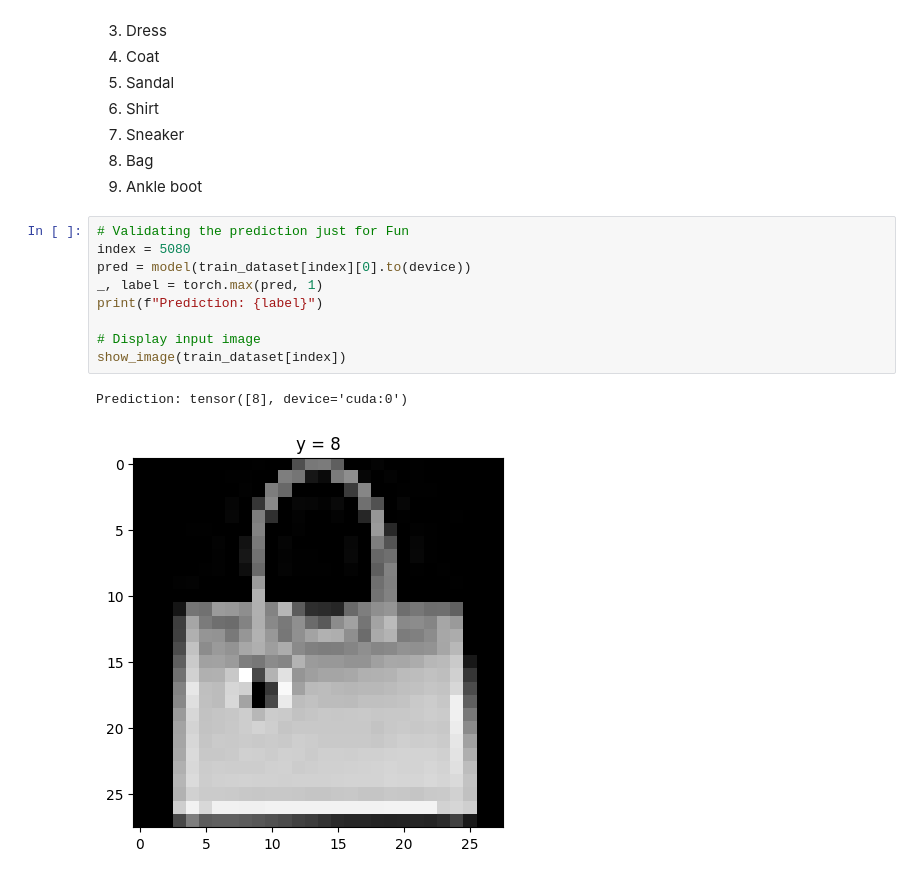
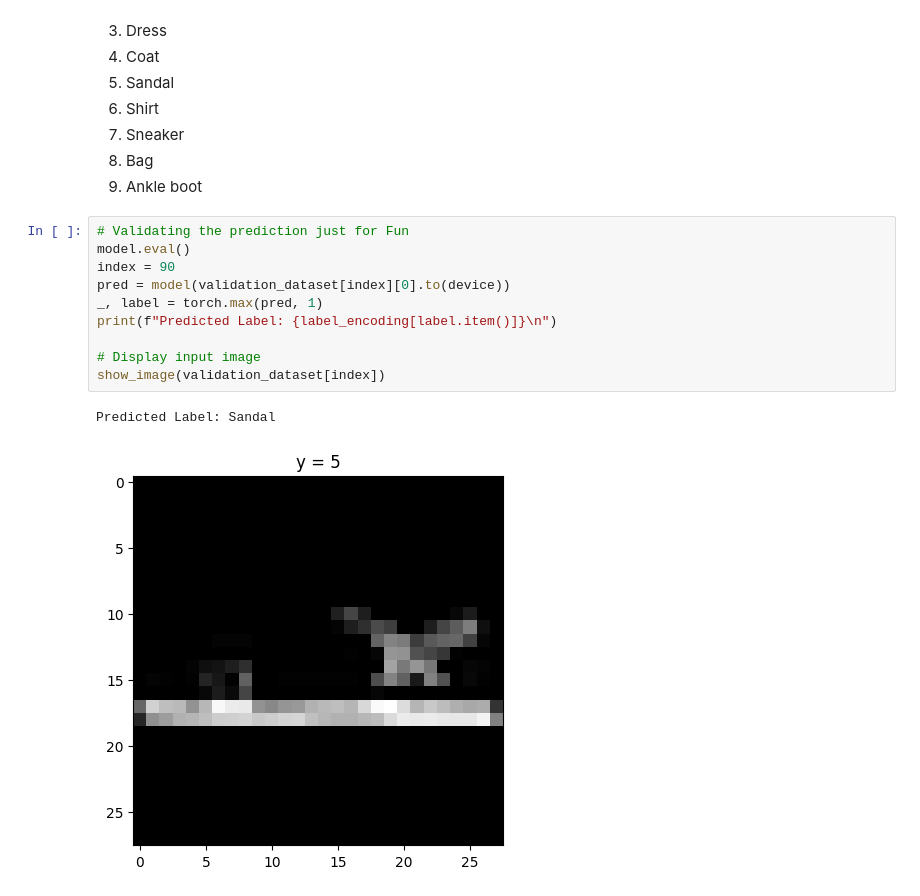
Before and after one commit to Haseebwaheedkhan/MNIST-classifier-using-CNN, a Jupyter notebook: MNIST-data-classifier.ipynb, the cells around one changed output. Drawn from its saved outputs; the diff is of its cells as text.

Commit message:
Added label encoding for prediction Signoffby HaseebWaheedKhan

```diff
--- a/MNIST-data-classifier.ipynb
+++ b/MNIST-data-classifier.ipynb
@@ -282,13 +257,14 @@ fig.tight_layout()
 9. Ankle boot
 # %%
 # Validating the prediction just for Fun
-index = 5080
-pred = model(train_dataset[index][0].to(device))
+model.eval()
+index = 90
+pred = model(validation_dataset[index][0].to(device))
 _, label = torch.max(pred, 1)
-print(f"Prediction: {label}")
+print(f"Predicted Label: {label_encoding[label.item()]}\n")
 
 # Display input image
-show_image(train_dataset[index])
+show_image(validation_dataset[index])
 # %% [output]
-Prediction: tensor([8], device='cuda:0')
+Predicted Label: Sandal
-[figure, old version]
+[figure, new version]
```
Also changed, not shown: parts of 11 cells of this notebook.
